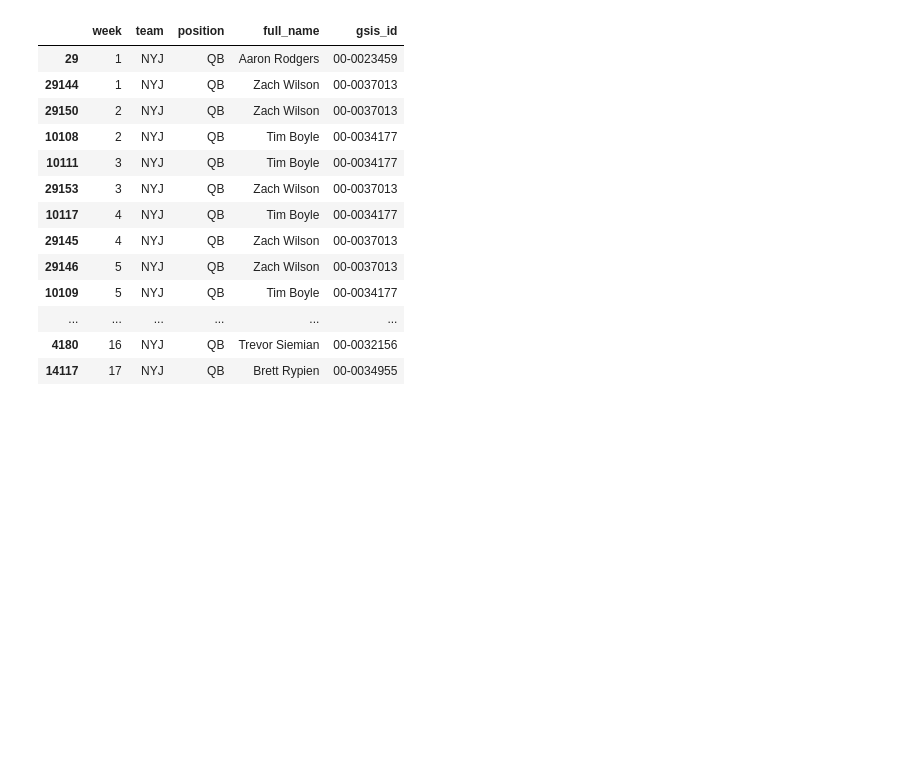
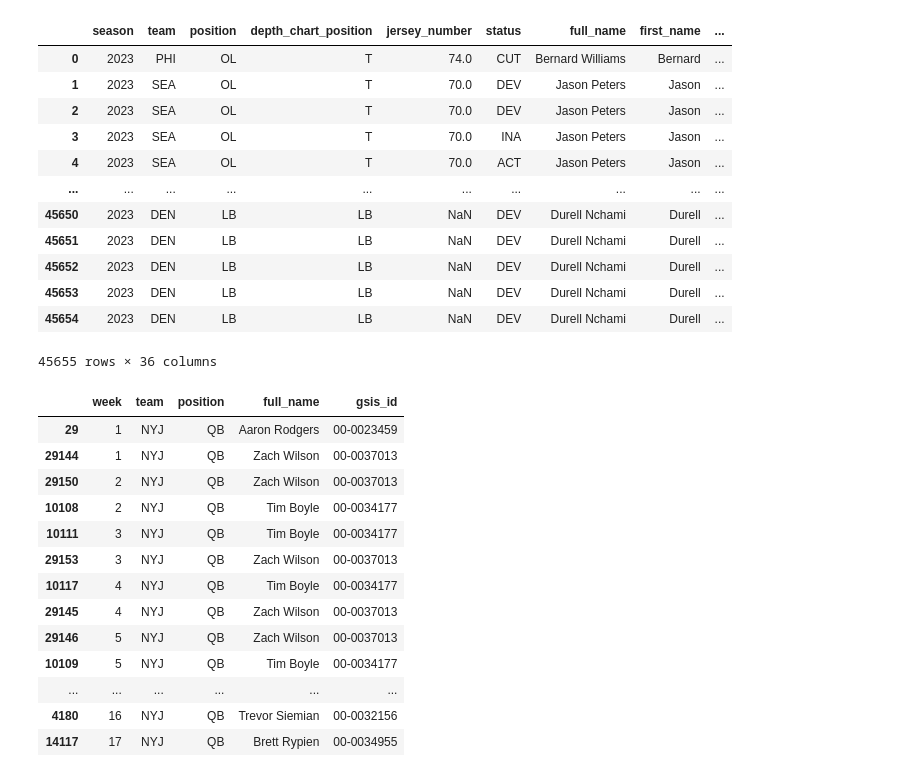
Before and after one commit to dschuler36/FFForecast, a Jupyter notebook: data-exploration.ipynb, the cells around one changed output. Saved outputs shown, nothing was run; the diff lists cells and outputs as text; code cells hidden in the pictures; blank space fills up the shorter version.

```diff
--- a/data-exploration.ipynb
+++ b/data-exploration.ipynb
@@ -6,3 +23,19 @@ rosters = pd.read_parquet(f'./data/inputs/rosters/roster_weekly_{year}.parquet')
+# %%
+rosters['game_id'] = rosters['team'] + rosters['']
+# %% [output]
+|  | season | team | position | depth_chart_position | jersey_number | status | full_name | first_name | ... |
+| 0 | 2023 | PHI | OL | T | 74.0 | CUT | Bernard Williams | Bernard | ... |
+| 1 | 2023 | SEA | OL | T | 70.0 | DEV | Jason Peters | Jason | ... |
+| 2 | 2023 | SEA | OL | T | 70.0 | DEV | Jason Peters | Jason | ... |
+| 3 | 2023 | SEA | OL | T | 70.0 | INA | Jason Peters | Jason | ... |
+| 4 | 2023 | SEA | OL | T | 70.0 | ACT | Jason Peters | Jason | ... |
+| ... | ... | ... | ... | ... | ... | ... | ... | ... | ... |
+| 45650 | 2023 | DEN | LB | LB | NaN | DEV | Durell Nchami | Durell | ... |
+| 45651 | 2023 | DEN | LB | LB | NaN | DEV | Durell Nchami | Durell | ... |
+| 45652 | 2023 | DEN | LB | LB | NaN | DEV | Durell Nchami | Durell | ... |
+| 45653 | 2023 | DEN | LB | LB | NaN | DEV | Durell Nchami | Durell | ... |
+| 45654 | 2023 | DEN | LB | LB | NaN | DEV | Durell Nchami | Durell | ... |
+45655 rows × 36 columns
 # %%
 rosters.loc[(rosters['team'] == 'NYJ') & (rosters['position'] == 'QB') & (rosters['status'] == 'ACT')].sort_values(by='week', ascending=True)[['week', 'team', 'position', 'full_name', 'gsis_id']]
 # %% [output]
```
Also changed, not shown: parts of 12 cells of this notebook, 5 other files.
